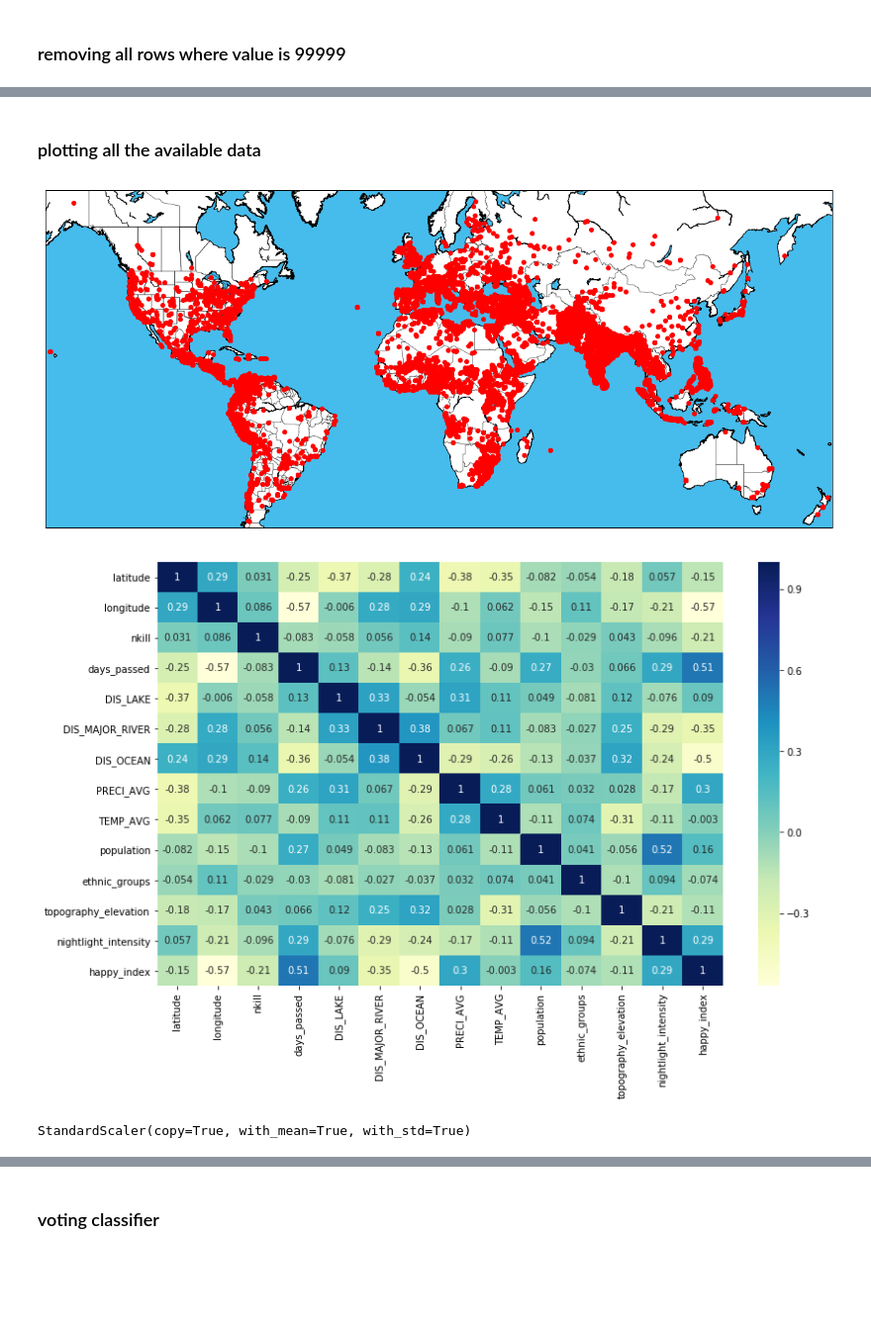
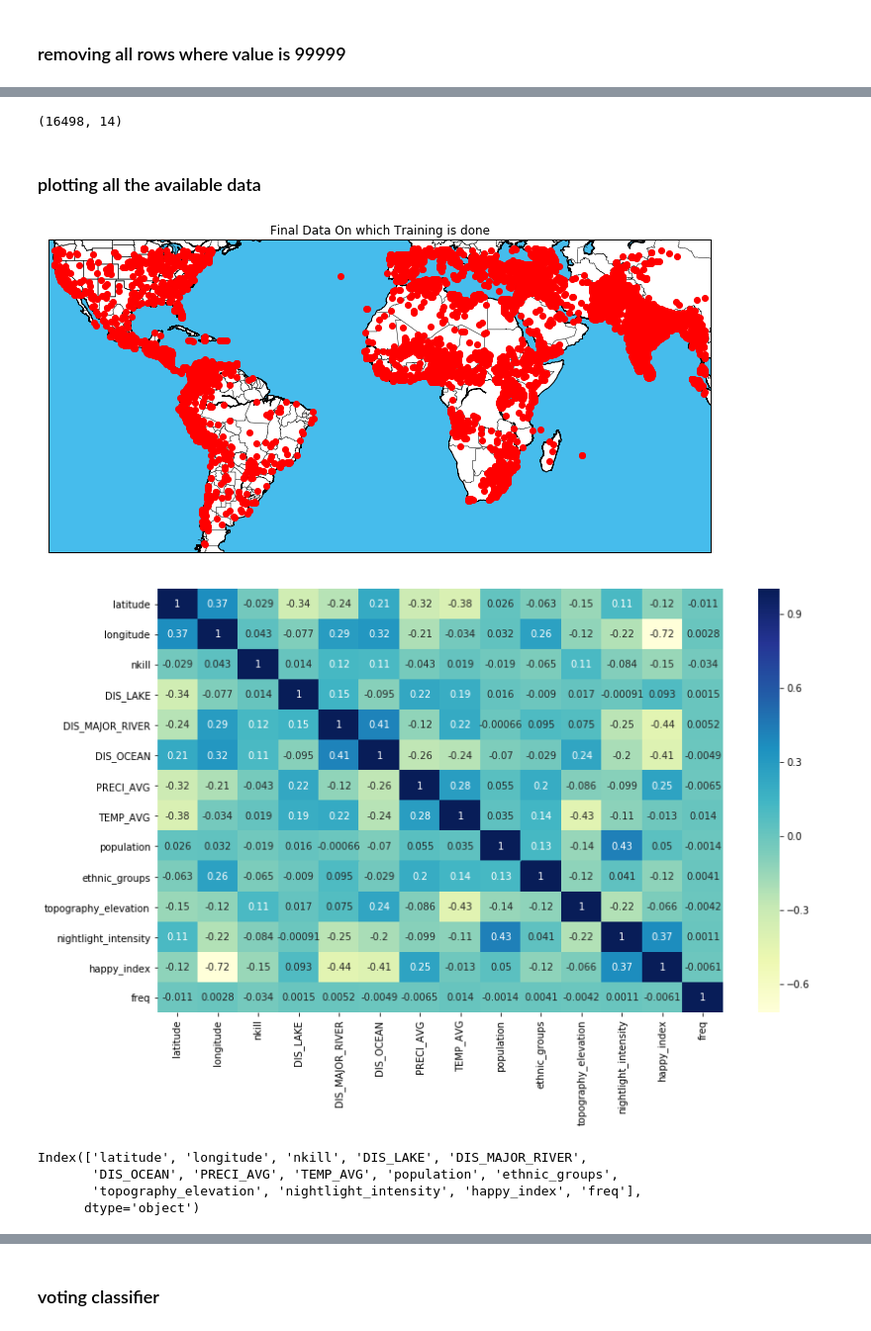
Before and after one commit to kartiktyagi4282/Minor19, a Jupyter notebook: model.ipynb, the cells around one changed output, grey strips where cells are left out. Shown: that part at 99% size. Saved outputs shown, nothing was run; the diff lists cells and outputs as text; code cells hidden in the pictures; blank space fills up the shorter version.

```diff
--- a/model.ipynb
+++ b/model.ipynb
@@ -58,6 +95,6 @@ memory usage: 15.3 MB
 # %%
-def plot_map(lat,lon):
-    fig = plt.figure(figsize=(20,20))
+def plot_map(lat,lon,label):
+    fig = plt.figure(figsize=(12,15))
     # determine range to print based on min, max lat and lon of the data
     margin = 2 # buffer to add to the range
     lat_min = min(lat) - margin
@@ -85,9 +122,8 @@ def plot_map(lat,lon):
     lons, lats = m(lon, lat)
     # plot points as red dots
     m.scatter(lons, lats, marker = 'o', color='r', zorder=4)
+    plt.title(label)
     plt.show()
-# %%
-data['population']=data['population'].astype('float64')
 # %% [markdown]
 ### checking where topography_elevation is 99999
 # %%
@@ -158,3 +194,6 @@ plot_map(lat,lon)
 df = data.replace(99999, pd.np.nan)
 # %%
 data=df.dropna()
+# %%
+data.reset_index(inplace=True,drop=True)
+data.info()
@@ -182,0 +229,6 @@ memory usage: 13.9 MB
+# %%
+l=[]
+for i in range(data.shape[0]):
+    if(data.at[i,'longitude']>=-125.0 and data.at[i,'longitude']<=100.0 and data.at[i,'latitude']>=-50.0 and data.at[i,'latitude']<=45.0):
+        l.append(i)
+dat=data.iloc[l]
@@ -183,17 +244,21 @@ memory usage: 13.9 MB
+# %%
+dat.shape
+# %% [output]
+(16498, 14)
 # %% [markdown]
 ### plotting all the available data
 # %%
-lat=data['latitude'].values
-lon=data['longitude'].values
+lat=dat['latitude'].values
+lon=dat['longitude'].values
 
-plot_map(lat,lon)
+plot_map(lat,lon,"Final Data On which Training is done")
 # %% [output]
-[figure, old version]
+[figure, new version]
 # %%
 fig = plt.figure(figsize=(13,8))
-sns.heatmap(data.corr(),cmap="YlGnBu",annot=True)
+sns.heatmap(dat.corr(),cmap="YlGnBu",annot=True)
 fig.show()
 # %% [output]
-[figure, old version]
+[figure, new version]
 # %%
 # shuffling the dataset
@@ -200,0 +266,7 @@ data = data.sample(frac=1).reset_index(drop=True)
+# %%
+dat.columns
+# %% [output]
+Index(['latitude', 'longitude', 'nkill', 'DIS_LAKE', 'DIS_MAJOR_RIVER',
+       'DIS_OCEAN', 'PRECI_AVG', 'TEMP_AVG', 'population', 'ethnic_groups',
+       'topography_elevation', 'nightlight_intensity', 'happy_index', 'freq'],
+      dtype='object')
@@ -204,5 +277,0 @@ y=data['nkill']
-# %%
-scaler = StandardScaler()
-print(scaler.fit(X))
-# %% [output]
-StandardScaler(copy=True, with_mean=True, with_std=True)
```
Also changed, not shown: parts of 46 cells of this notebook, 24 other files.
